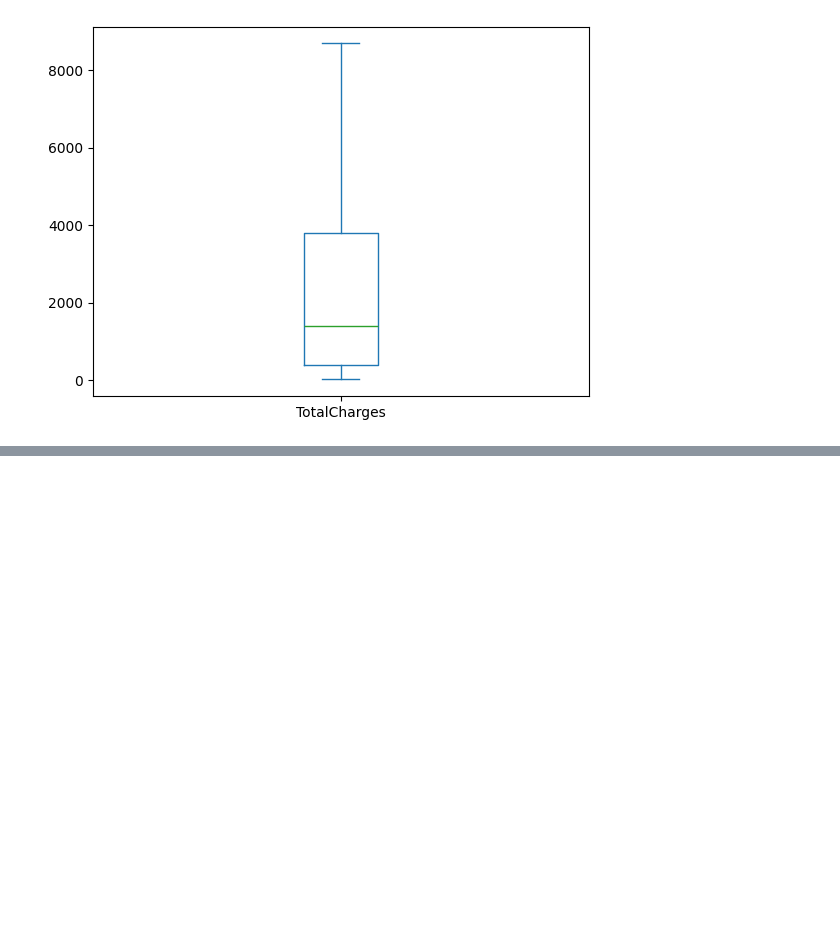
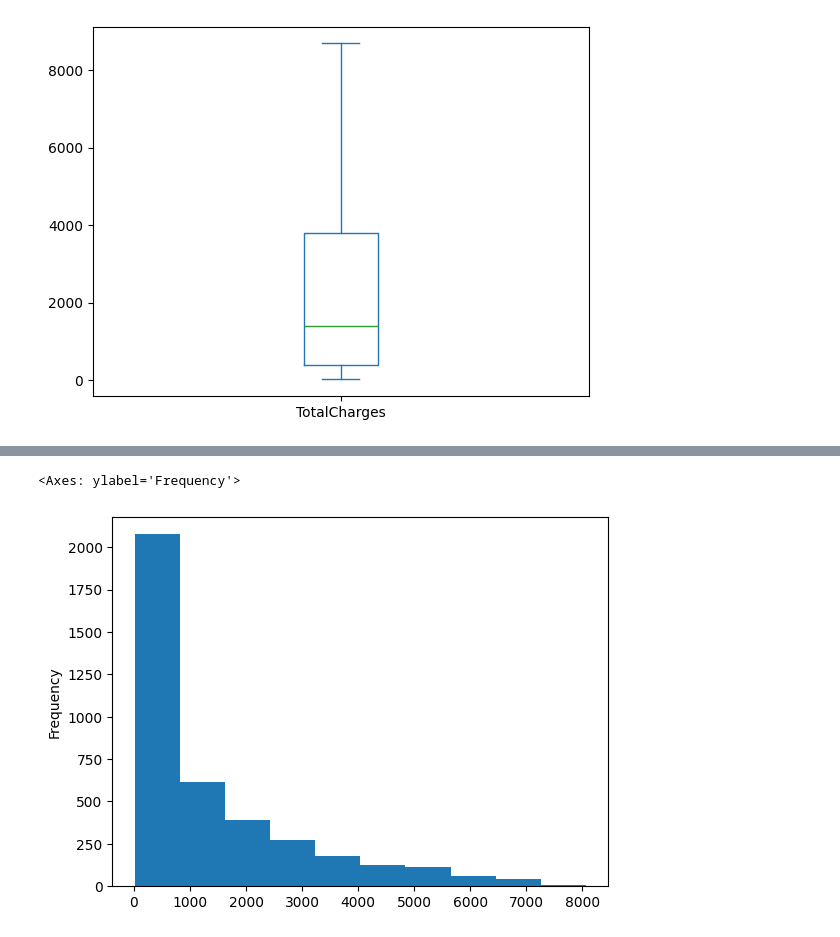
Before and after one commit to Weslley-Prado/eda, a Jupyter notebook: eda/eda_churn.ipynb, the cells around one changed output, grey strips where cells are left out. Saved outputs shown, nothing was run; the diff lists cells and outputs as text; code cells hidden in the pictures; blank space fills up the shorter version.

```diff
--- a/eda/eda_churn.ipynb
+++ b/eda/eda_churn.ipynb
@@ -922,0 +907,4 @@ memory usage: 1.2+ MB
+# %%
+# Criar dataframe
+df_churn_month = df_churn[df_churn.Contract == 'Month-to-month']
+df_churn_month
@@ -922,0 +925,6 @@ memory usage: 1.2+ MB
+# %%
+# Histograma: Checar se os dados seguem uma distribuição normal
+df_churn_month.TotalCharges.plot.hist()
+# %% [output]
+<Axes: ylabel='Frequency'>
+[figure, added]
```
Also changed, not shown: parts of 2 cells of this notebook.
